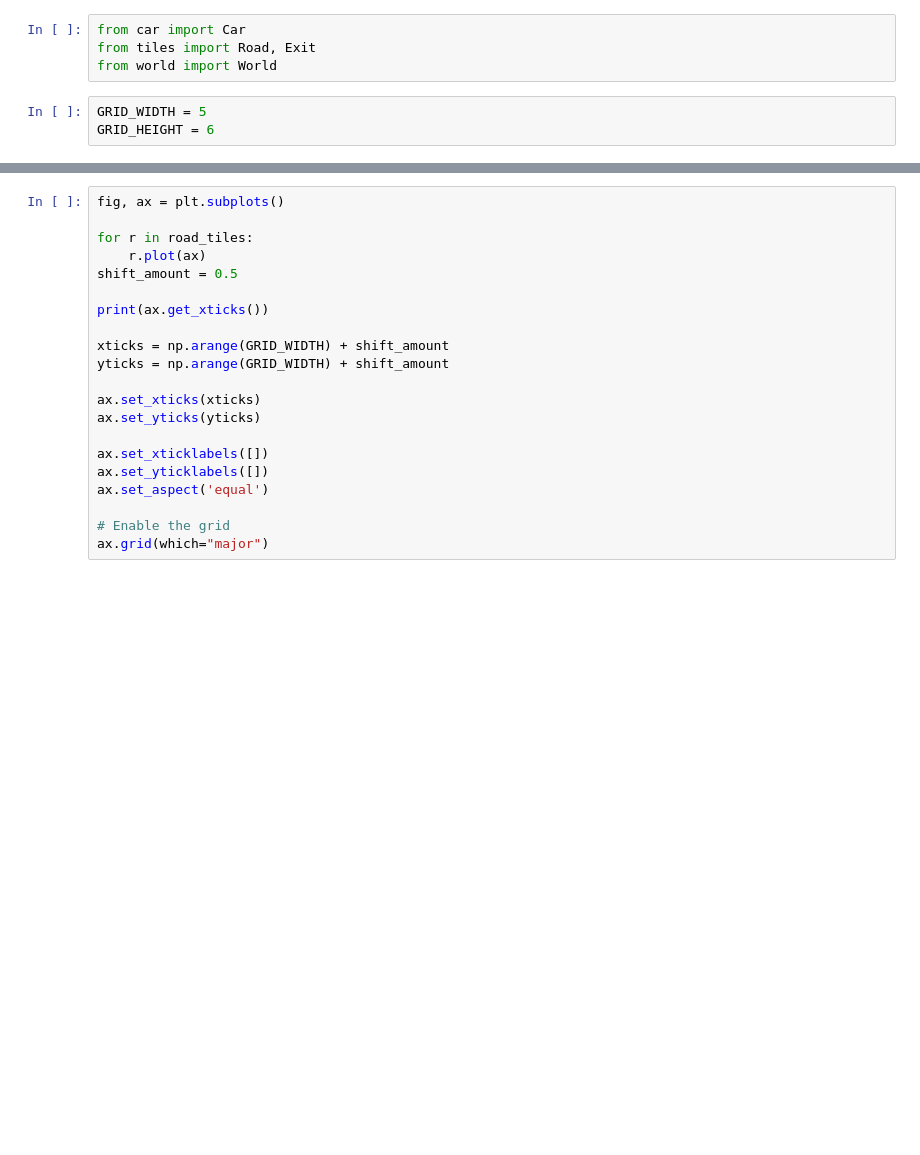
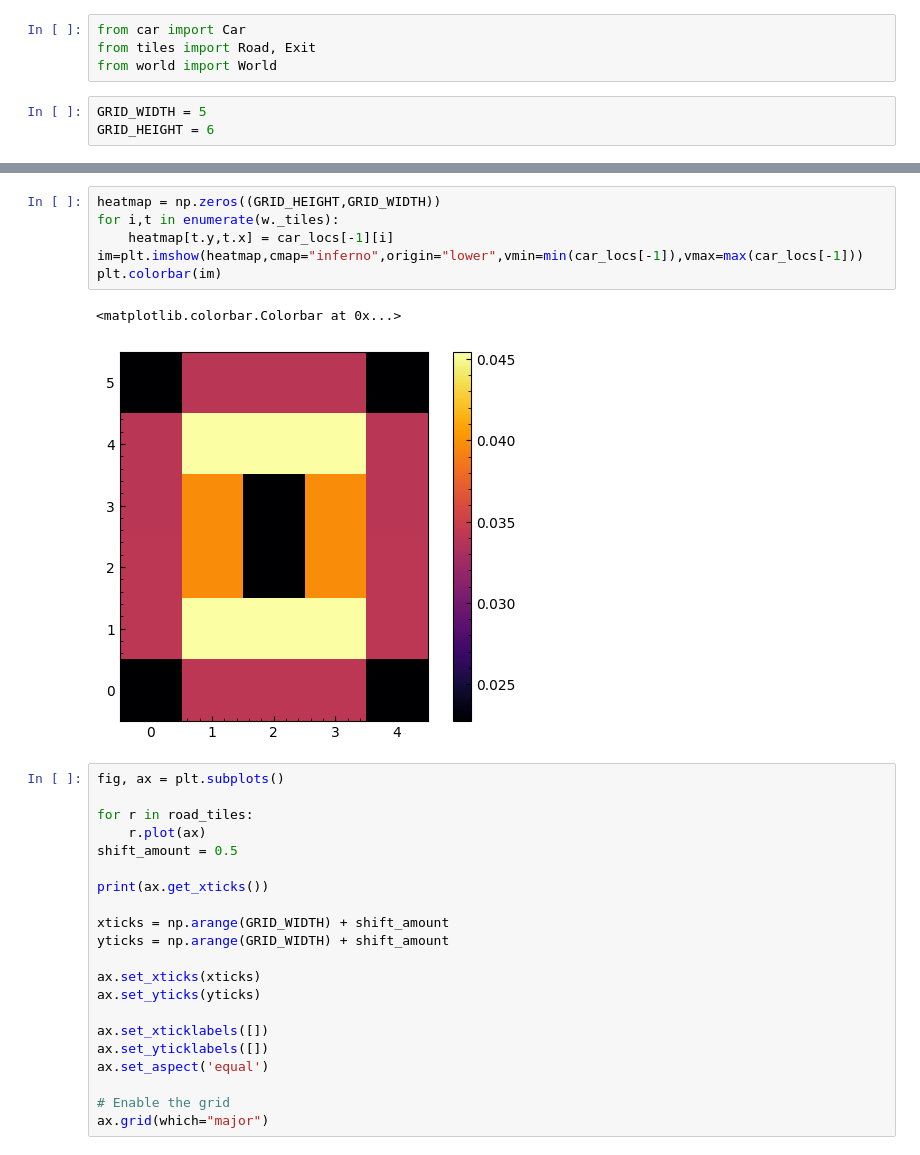
Before and after one commit to sagesanto/modsim_final_project, a Jupyter notebook: basic_markov.ipynb, the cells around one changed output, grey strips where cells are left out. Drawn from its saved outputs; the diff is of its cells as text; blank space fills up the shorter version.

```diff
--- a/basic_markov.ipynb
+++ b/basic_markov.ipynb
@@ -96,3 +121,12 @@ ani.save(filename=out("one_car.gif"), writer="pillow",dpi=150)
+# %%
+heatmap = np.zeros((GRID_HEIGHT,GRID_WIDTH))
+for i,t in enumerate(w._tiles):
+    heatmap[t.y,t.x] = car_locs[-1][i]
+im=plt.imshow(heatmap,cmap="inferno",origin="lower",vmin=min(car_locs[-1]),vmax=max(car_locs[-1]))
+plt.colorbar(im)
+# %% [output]
+<matplotlib.colorbar.Colorbar at 0x...>
+[figure, added]
 # %%
 fig, ax = plt.subplots()
 
```
Also changed, not shown: parts of 10 cells of this notebook, 2 other files.
